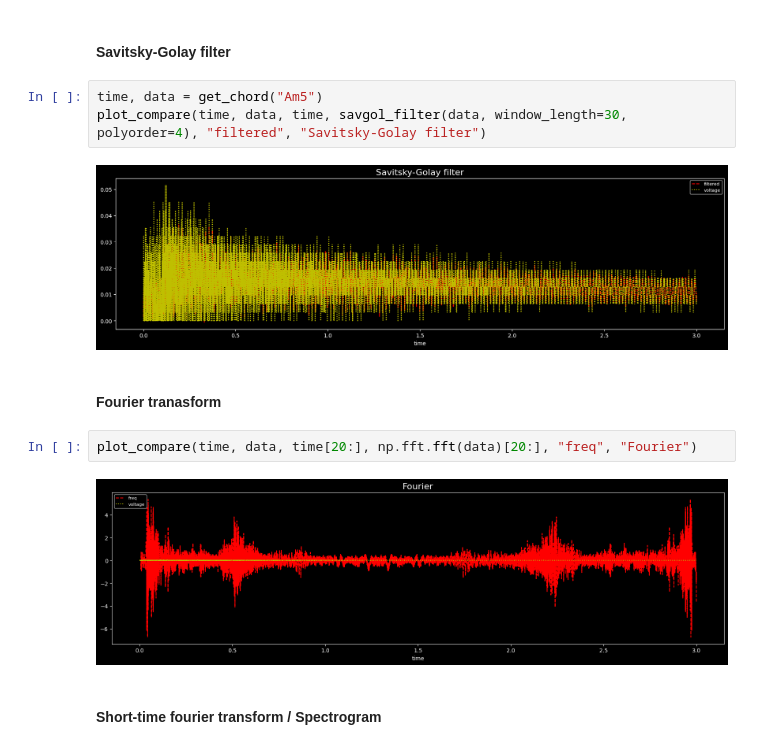
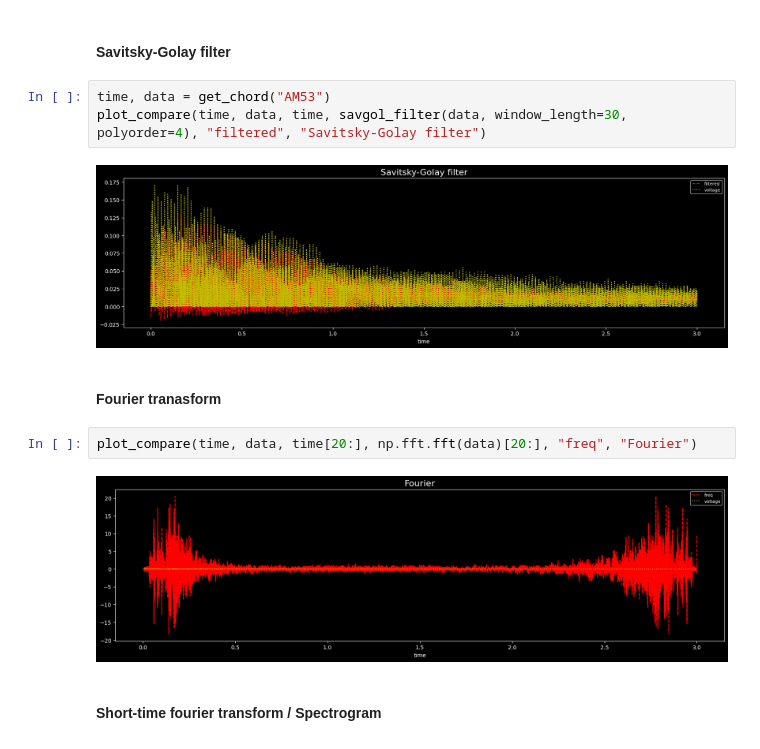
Before and after one commit to AustinHCopley/ezPiezo, a Jupyter notebook: visualize.ipynb, the cells around one changed output. Cells and saved outputs as stored; diff of their text form.

```diff
--- a/visualize.ipynb
+++ b/visualize.ipynb
@@ -52,16 +52,16 @@ from scipy.stats import skew, kurtosis
 # %% [markdown]
 #### Savitsky-Golay filter
 # %%
-time, data = get_chord("Am5")
+time, data = get_chord("AM53")
 plot_compare(time, data, time, savgol_filter(data, window_length=30, polyorder=4), "filtered", "Savitsky-Golay filter")
 # %% [output]
-[figure, old version]
+[figure, new version]
 # %% [markdown]
 #### Fourier tranasform
 # %%
 plot_compare(time, data, time[20:], np.fft.fft(data)[20:], "freq", "Fourier")
 # %% [output]
-[figure, old version]
+[figure, new version]
 # %% [markdown]
 #### Short-time fourier transform / Spectrogram
 # %%
```
Also changed, not shown: parts of 1 cell of this notebook, 8 other files.
